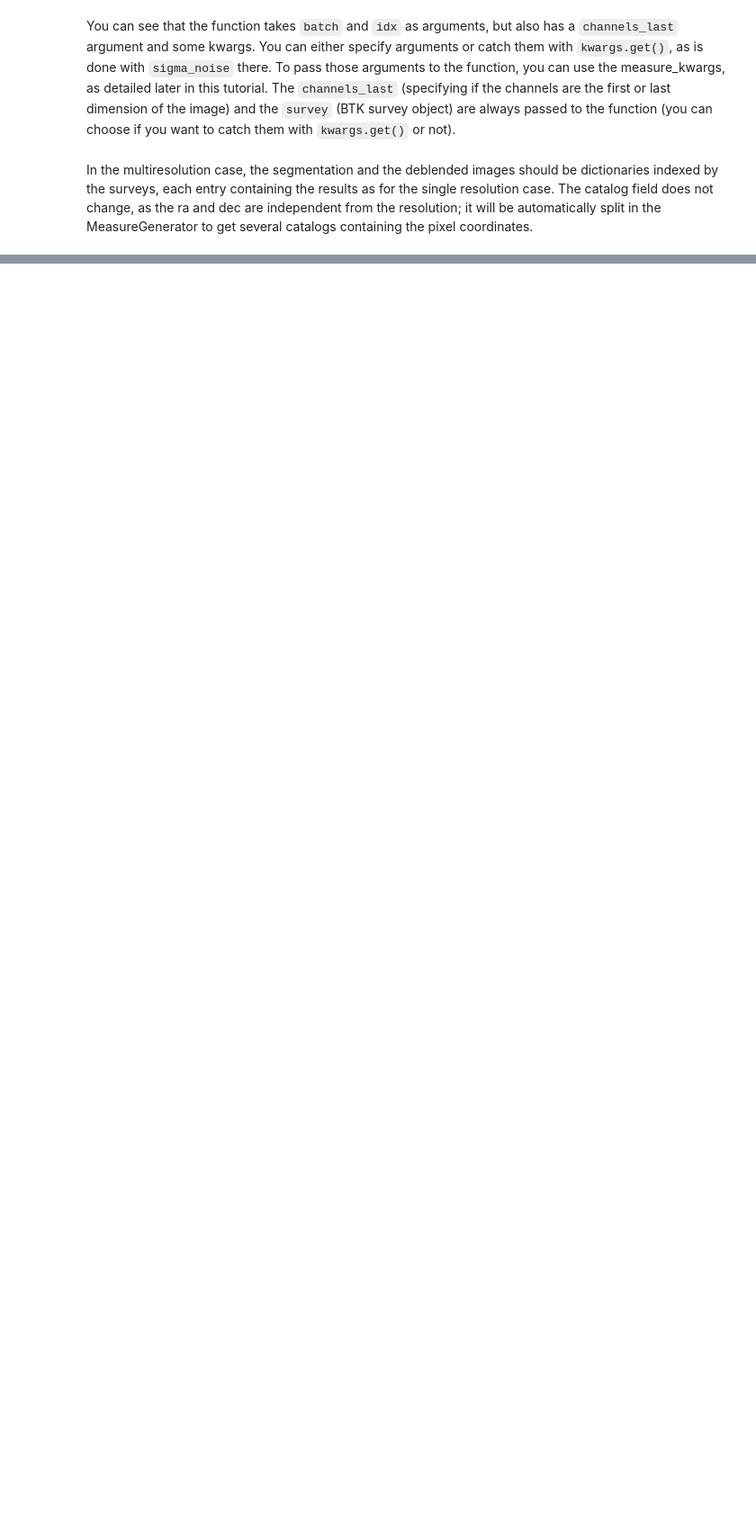
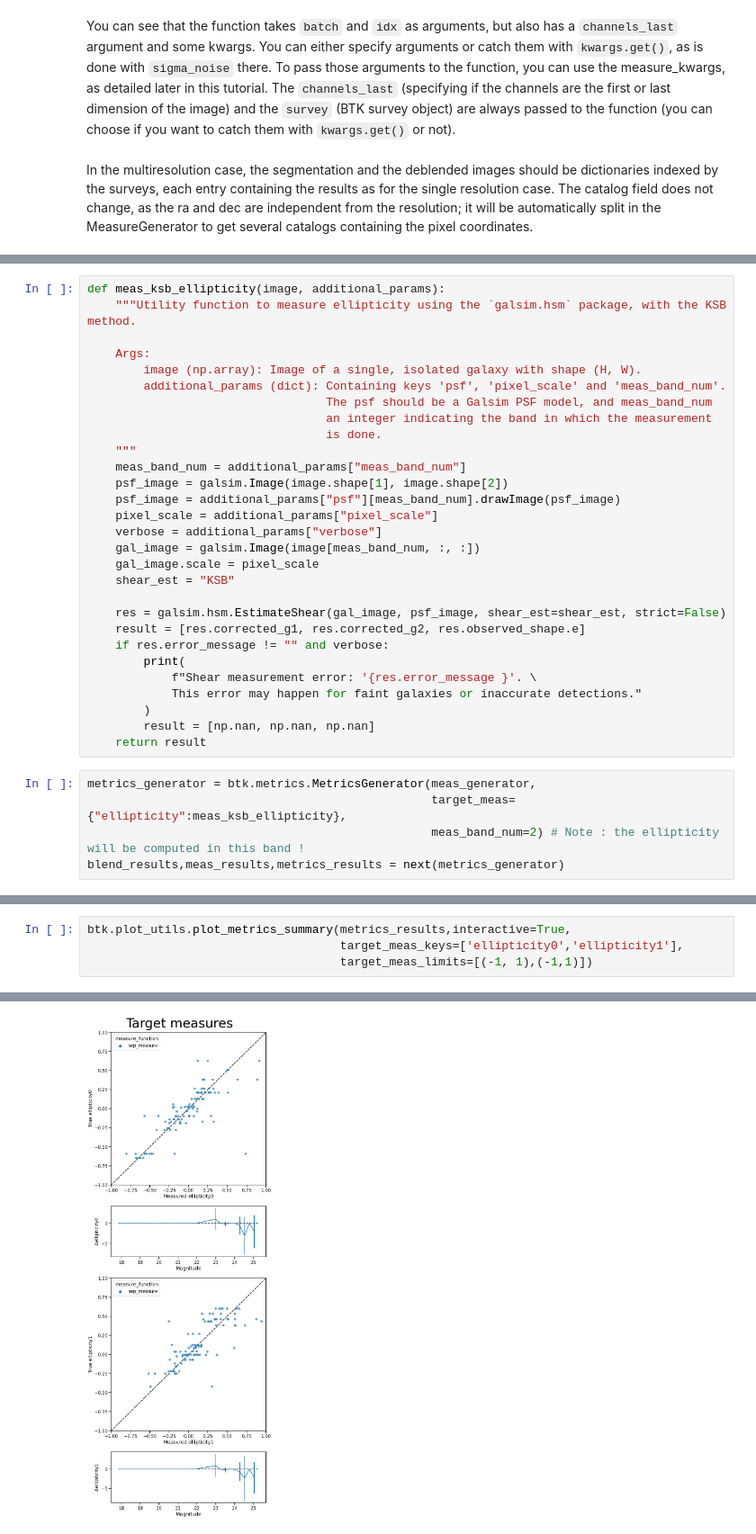
Before and after one commit to LSSTDESC/BlendingToolKit, a Jupyter notebook: notebooks/custom-tutorial.ipynb, the cells around one changed output, grey strips where cells are left out. Shown: that part at 90% size. Saved outputs shown, nothing was run; the diff lists cells and outputs as text; blank space fills up the shorter version.

Commit message:
Added target measures to custom tutorial

```diff
--- a/notebooks/custom-tutorial.ipynb
+++ b/notebooks/custom-tutorial.ipynb
@@ -404,0 +437,34 @@ In the multiresolution case, the segmentation and the deblended images should be
+# %%
+def meas_ksb_ellipticity(image, additional_params):
+    """Utility function to measure ellipticity using the `galsim.hsm` package, with the KSB method.
+
+    Args:
+        image (np.array): Image of a single, isolated galaxy with shape (H, W).
+        additional_params (dict): Containing keys 'psf', 'pixel_scale' and 'meas_band_num'.
+                                  The psf should be a Galsim PSF model, and meas_band_num
+                                  an integer indicating the band in which the measurement
+                                  is done.
+    """
+    meas_band_num = additional_params["meas_band_num"]
+    psf_image = galsim.Image(image.shape[1], image.shape[2])
+    psf_image = additional_params["psf"][meas_band_num].drawImage(psf_image)
+    pixel_scale = additional_params["pixel_scale"]
+    verbose = additional_params["verbose"]
+    gal_image = galsim.Image(image[meas_band_num, :, :])
+    gal_image.scale = pixel_scale
+    shear_est = "KSB"
+
+    res = galsim.hsm.EstimateShear(gal_image, psf_image, shear_est=shear_est, strict=False)
+    result = [res.corrected_g1, res.corrected_g2, res.observed_shape.e]
+    if res.error_message != "" and verbose:
+        print(
+            f"Shear measurement error: '{res.error_message }'. \
+            This error may happen for faint galaxies or inaccurate detections."
+        )
+        result = [np.nan, np.nan, np.nan]
+    return result
+# %%
+metrics_generator = btk.metrics.MetricsGenerator(meas_generator,
+                                                 target_meas={"ellipticity":meas_ksb_ellipticity},
+                                                 meas_band_num=2) # Note : the ellipticity will be computed in this band !
+blend_results,meas_results,metrics_results = next(metrics_generator)
@@ -404,0 +491,5 @@ In the multiresolution case, the segmentation and the deblended images should be
+# %%
+btk.plot_utils.plot_metrics_summary(metrics_results,interactive=True,
+                                    target_meas_keys=['ellipticity0','ellipticity1'],
+                                    target_meas_limits=[(-1, 1),(-1,1)])
+# %% [output]
@@ -404,0 +497 @@ In the multiresolution case, the segmentation and the deblended images should be
+[figure, added]
```
Also changed, not shown: parts of 13 cells of this notebook.
